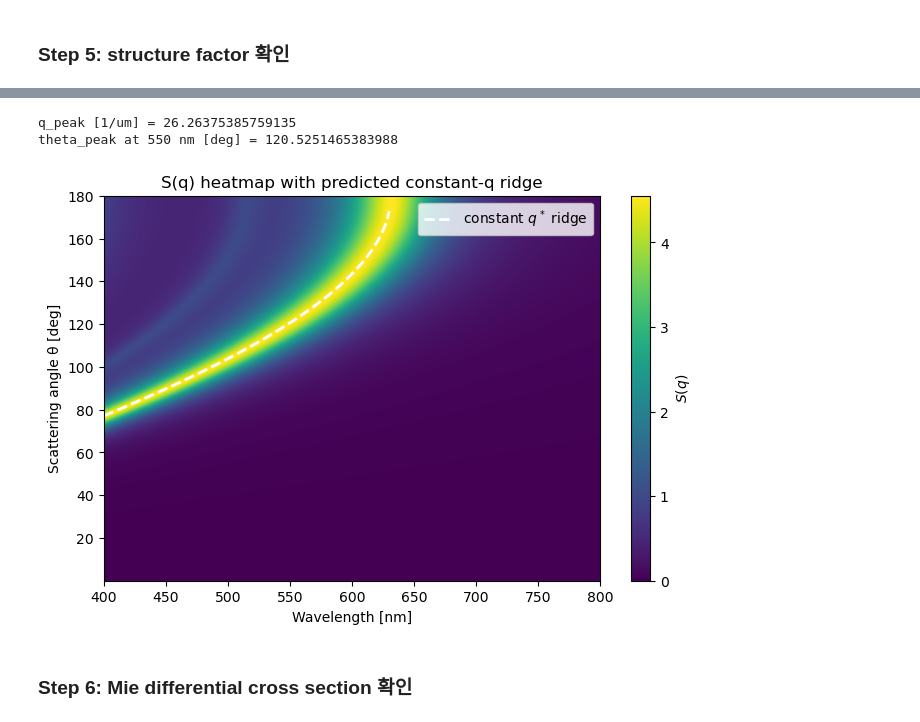
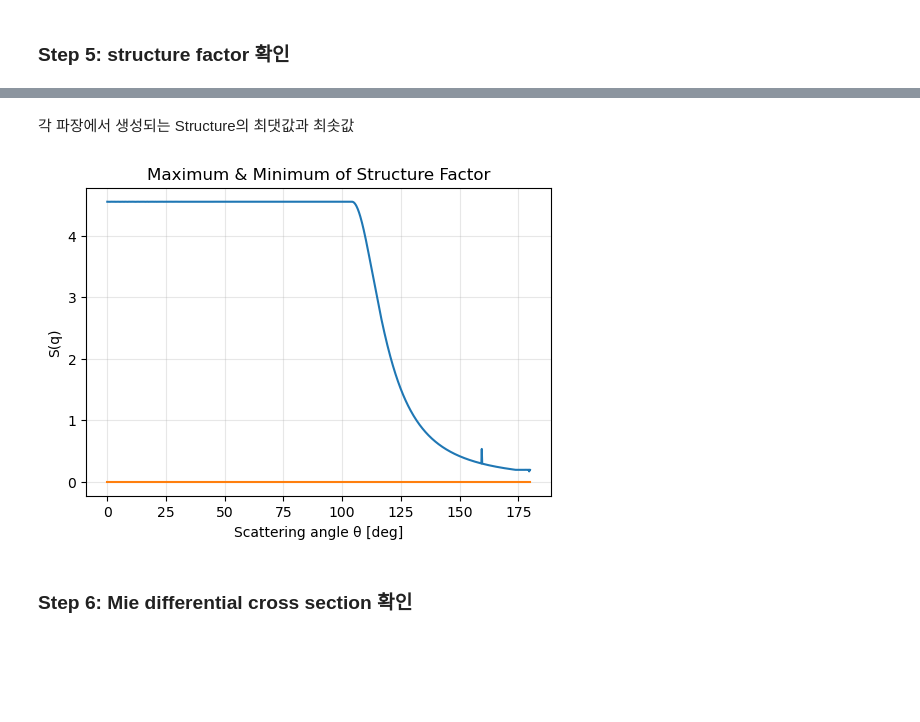
Before and after one commit to Jaehun-Kim-Brian/MonteCarloPhG, a Jupyter notebook: sim_class_valid.ipynb, the cells around one changed output, grey strips where cells are left out. Drawn from its saved outputs; the diff is of its cells as text; code cells hidden in the pictures; blank space fills up the shorter version.

```diff
--- a/sim_class_valid.ipynb
+++ b/sim_class_valid.ipynb
@@ -122,53 +172,16 @@ plt.show()
-# %%
-# 1) 기준 파장에서 S(q)의 peak q* 찾기
-wvl0 = 0.55  # um
-theta_array = np.linspace(0.01, np.pi - 0.01, 1000)
-
-n_eff0 = sim._get_n_eff_ps_matrix(wvl0)
-q0 = sim.get_q(np.real(n_eff0), theta_array, wvl0)
-S0 = sim._get_structure_factor_ginoza(q0)
-
-idx_peak = np.argmax(S0)
-q_peak = q0[idx_peak]
-theta_peak_deg = np.degrees(theta_array[idx_peak])
-
-print("q_peak [1/um] =", q_peak)
-print("theta_peak at 550 nm [deg] =", theta_peak_deg)
-
-# 2) 각 wavelength에서 q_peak에 해당하는 theta 예측
-wvls = np.linspace(0.400, 0.800, 300)
-theta_ridge = []
-
-for wvl in wvls:
-    n_eff = sim._get_n_eff_ps_matrix(wvl)
-    arg = q_peak * wvl / (4.0 * np.pi * np.real(n_eff))
-
-    if arg <= 1.0:
-        theta_ridge.append(2.0 * np.arcsin(arg))
-    else:
-        theta_ridge.append(np.nan)
-
-theta_ridge = np.array(theta_ridge)
-
-# 3) heatmap 위에 overlay
-plt.figure(figsize=(8, 5))
-plt.imshow(
-    S_map,
-    extent=[wvls[0]*1000, wvls[-1]*1000, theta_deg[0], theta_deg[-1]],
-    aspect="auto",
-    origin="lower"
-)
-plt.colorbar(label=r"$S(q)$")
-plt.plot(wvls * 1000, np.degrees(theta_ridge), "w--", linewidth=2, label=r"constant $q^*$ ridge")
-plt.xlabel("Wavelength [nm]")
-plt.ylabel("Scattering angle θ [deg]")
-plt.title("S(q) heatmap with predicted constant-q ridge")
-plt.legend()
-plt.show()
-# %% [output]
-q_peak [1/um] = 26.26375385759135
-theta_peak at 550 nm [deg] = 120.5251465383988
-[figure, removed]
+# %% [markdown]
+각 파장에서 생성되는 Structure의 최댓값과 최솟값
+# %%
+plt.figure(figsize=(6, 4))
+plt.plot(theta_deg, S_max, label="S(q) max")
+plt.plot(theta_deg, S_min, label="S(q) min")
+plt.xlabel("Scattering angle θ [deg]")
+plt.ylabel("S(q)")
+plt.title("Maximum & Minimum of Structure Factor")
+plt.grid(True, alpha=0.3)
+plt.show()
+# %% [output]
+[figure, added]
 # %% [markdown]
 ### Step 6: Mie differential cross section 확인
 # %% [markdown]
```
Also changed, not shown: parts of 11 cells of this notebook, 1 other file.
